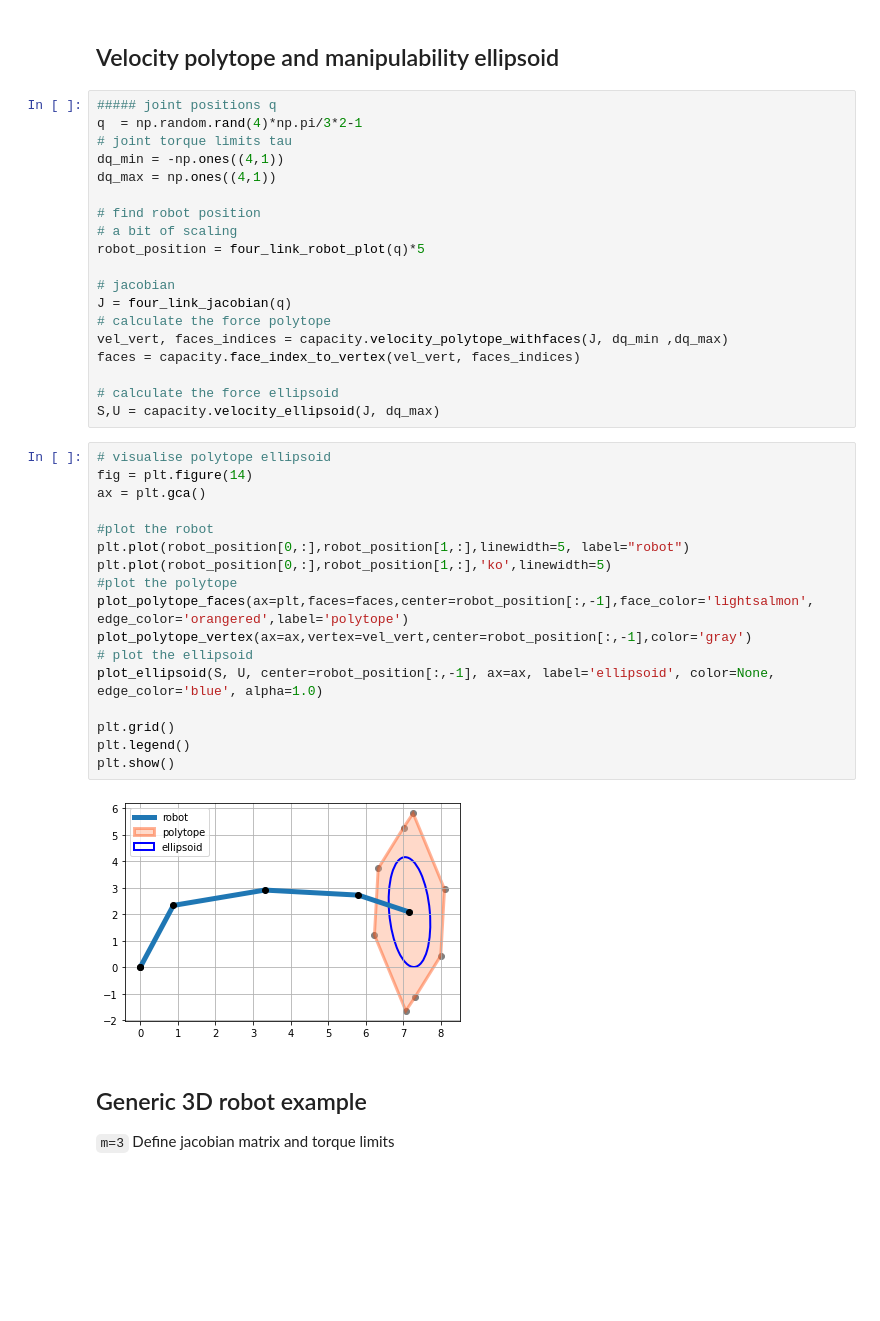
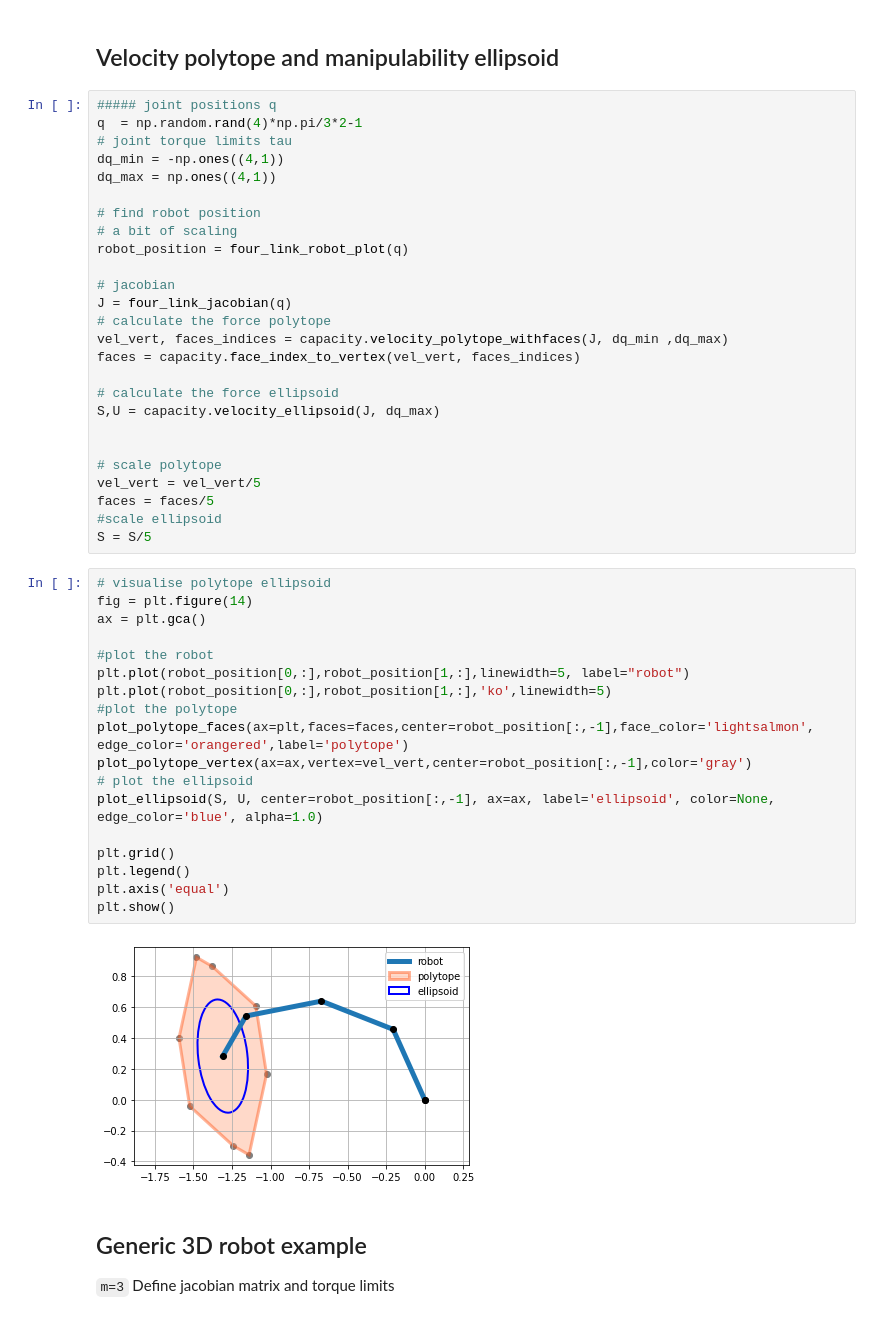
Before and after one commit to auctus-team/pycapacity, a Jupyter notebook: demo_notebook.ipynb, the cells around one changed output. Cells and saved outputs as stored; diff of their text form; blank space fills up the shorter version.

```diff
--- a/demo_notebook.ipynb
+++ b/demo_notebook.ipynb
@@ -136,7 +228,7 @@ dq_max = np.ones((4,1))
 
 # find robot position
 # a bit of scaling
-robot_position = four_link_robot_plot(q)*5
+robot_position = four_link_robot_plot(q)
 
 # jacobian
 J = four_link_jacobian(q)
@@ -146,25 +238,33 @@ faces = capacity.face_index_to_vertex(vel_vert, faces_indices)
 
 # calculate the force ellipsoid
 S,U = capacity.velocity_ellipsoid(J, dq_max)
+
+
+# scale polytope
+vel_vert = vel_vert/5
+faces = faces/5
+#scale ellipsoid
+S = S/5
 # %%
 # visualise polytope ellipsoid
 fig = plt.figure(14)
 ax = plt.gca()
 
 #plot the robot
 plt.plot(robot_position[0,:],robot_position[1,:],linewidth=5, label="robot")
 plt.plot(robot_position[0,:],robot_position[1,:],'ko',linewidth=5)
 #plot the polytope
 plot_polytope_faces(ax=plt,faces=faces,center=robot_position[:,-1],face_color='lightsalmon', edge_color='orangered',label='polytope')
 plot_polytope_vertex(ax=ax,vertex=vel_vert,center=robot_position[:,-1],color='gray')
 # plot the ellipsoid
 plot_ellipsoid(S, U, center=robot_position[:,-1], ax=ax, label='ellipsoid', color=None, edge_color='blue', alpha=1.0)
 
 plt.grid()
 plt.legend()
+plt.axis('equal')
 plt.show()
 # %% [output]
-[figure, old version]
+[figure, new version]
 # %% [markdown]
 ## Generic 3D robot example
 `m=3`
```
Also changed, not shown: parts of 12 cells of this notebook, 2 other files.
